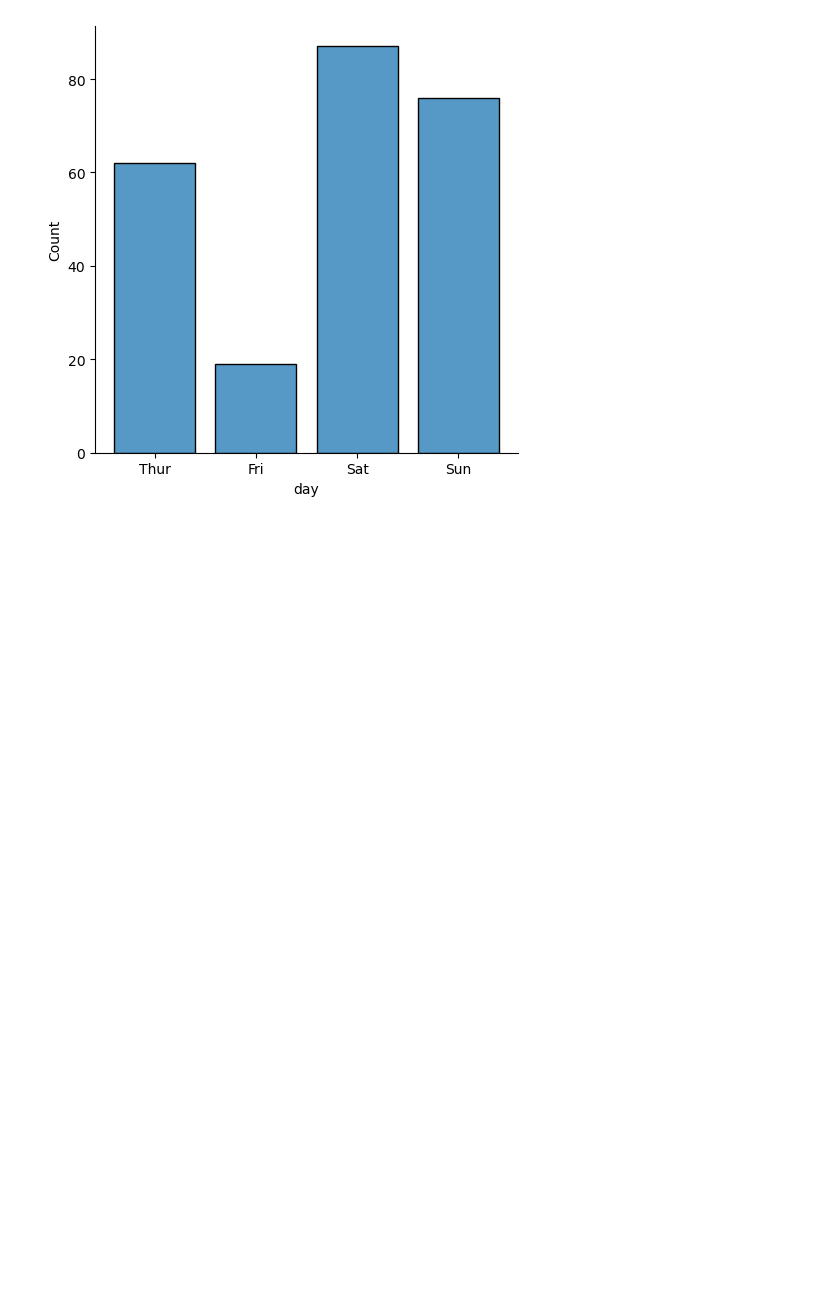
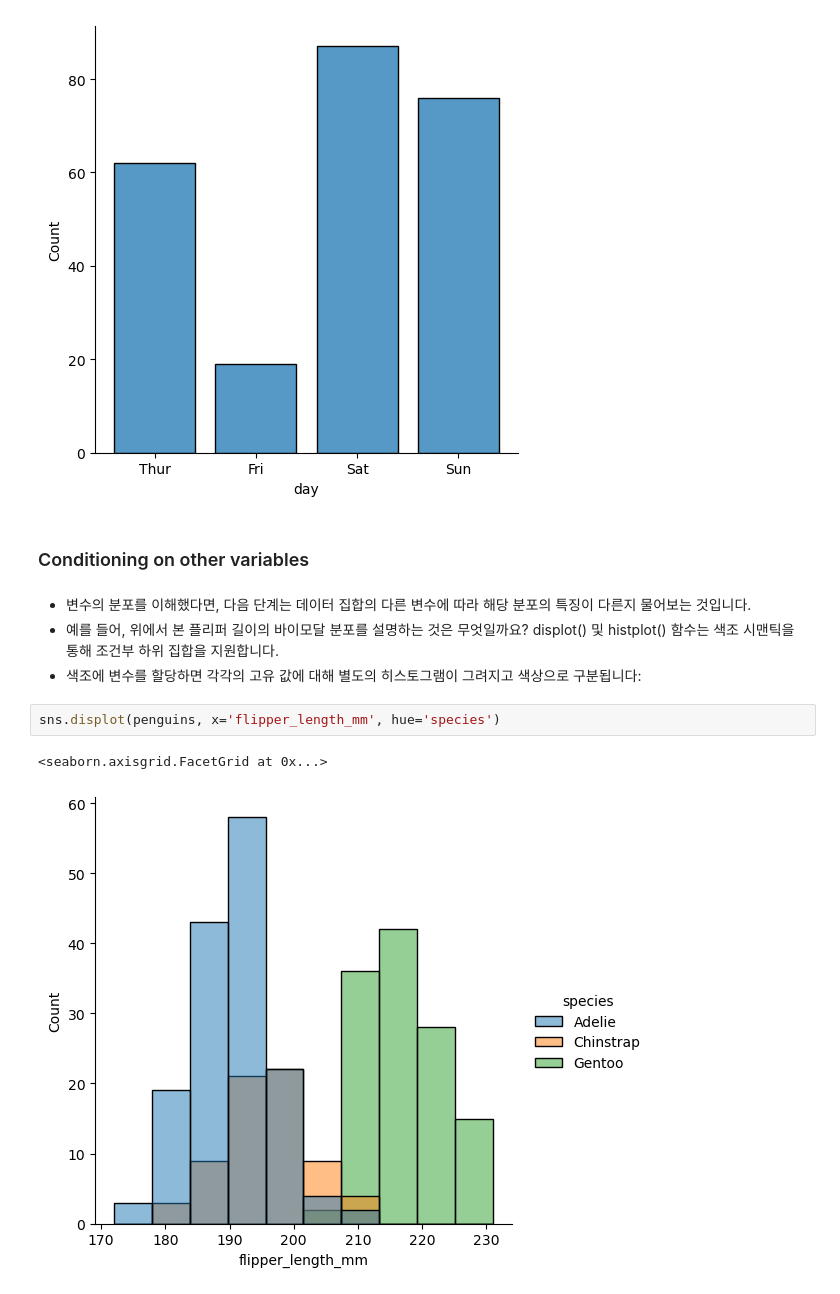
Before and after one commit to Daconic/Seaborn_tutorial_KOR, a Jupyter notebook: Visualizing distributions of data.ipynb, the cells around one changed output. Drawn from its saved outputs; the diff is of its cells as text; blank space fills up the shorter version.

```diff
--- a/Visualizing distributions of data.ipynb
+++ b/Visualizing distributions of data.ipynb
@@ -66,3 +66,14 @@ sns.displot(tips, x='size', discrete=True);
 sns.displot(tips, x='day', shrink=.8);
 # %% [output]
 [figure]
+# %% [markdown]
+### Conditioning on other variables
+# %% [markdown]
+- 변수의 분포를 이해했다면, 다음 단계는 데이터 집합의 다른 변수에 따라 해당 분포의 특징이 다른지 물어보는 것입니다.
+- 예를 들어, 위에서 본 플리퍼 길이의 바이모달 분포를 설명하는 것은 무엇일까요? displot() 및 histplot() 함수는 색조 시맨틱을 통해 조건부 하위 집합을 지원합니다.
+- 색조에 변수를 할당하면 각각의 고유 값에 대해 별도의 히스토그램이 그려지고 색상으로 구분됩니다:
+# %%
+sns.displot(penguins, x='flipper_length_mm', hue='species')
+# %% [output]
+<seaborn.axisgrid.FacetGrid at 0x...>
+[figure, added]
```
Also changed, not shown: parts of 10 cells of this notebook, 1 other file.
